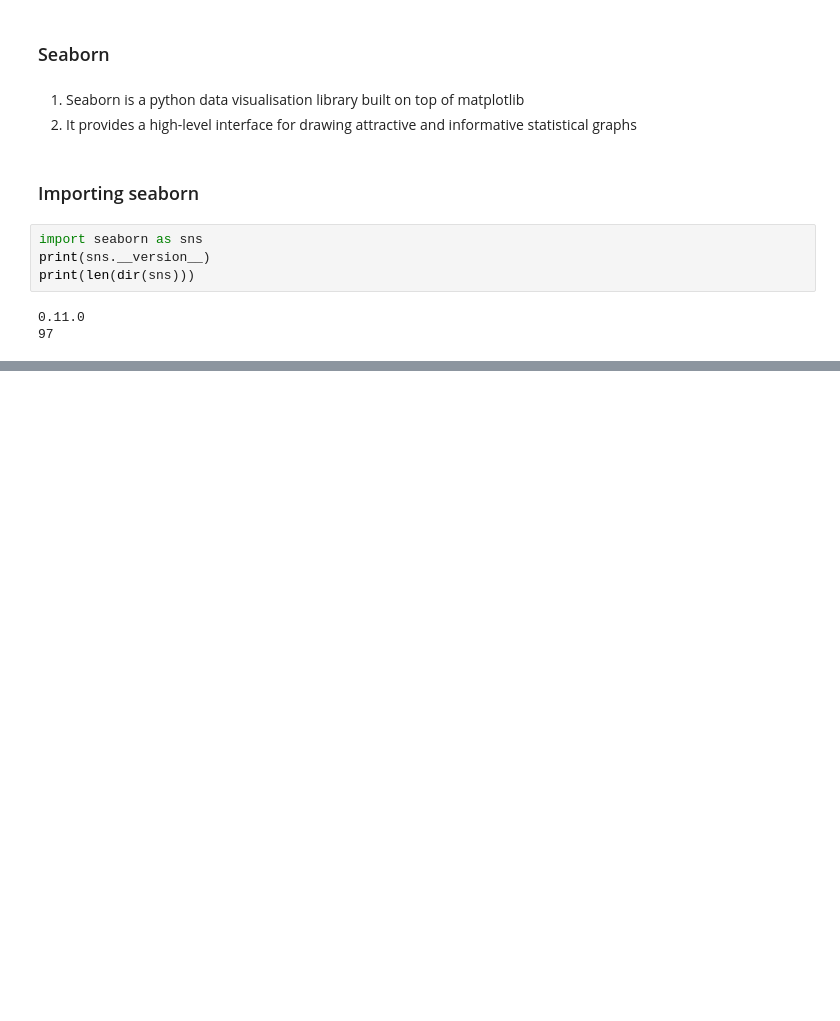
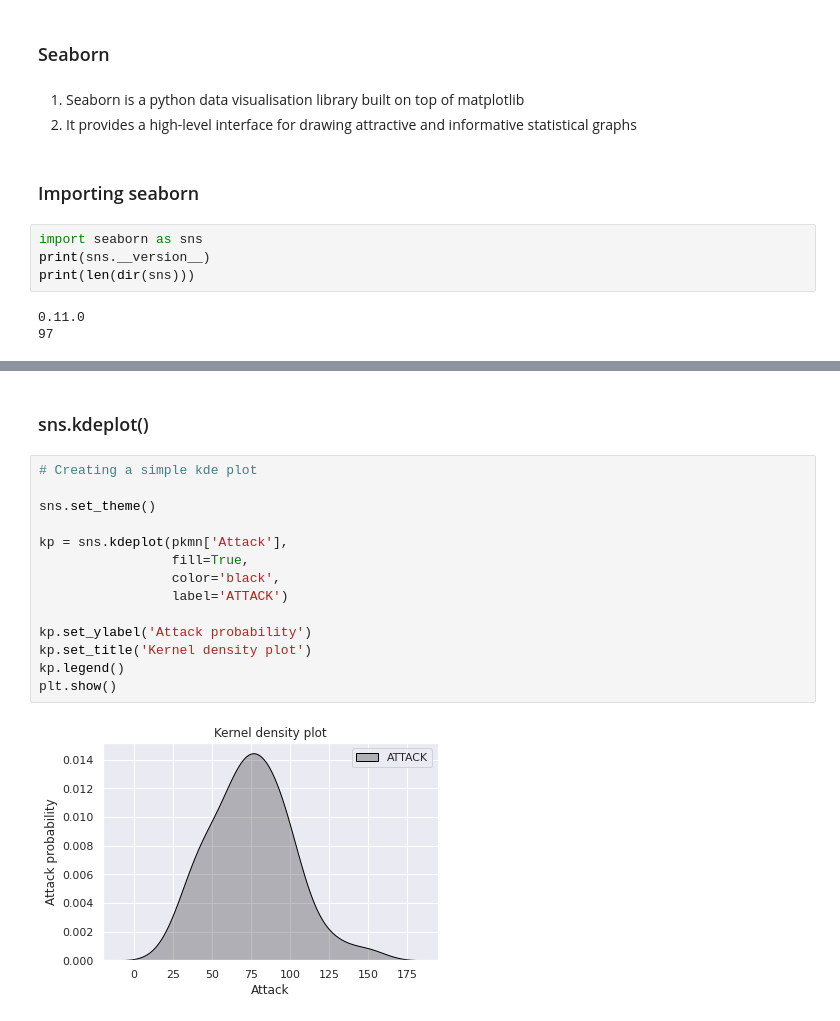
Before and after one commit to Sureshkrishh/Datascience-notes, a Jupyter notebook: 1. Python/012. Seaborn.ipynb, the cells around one changed output, grey strips where cells are left out. Saved outputs shown, nothing was run; the diff lists cells and outputs as text; blank space fills up the shorter version.

```diff
--- a/1. Python/012. Seaborn.ipynb
+++ b/1. Python/012. Seaborn.ipynb
@@ -53,0 +69,18 @@ sns.histplot
+# %% [markdown]
+### sns.kdeplot()
+# %%
+# Creating a simple kde plot
+
+sns.set_theme()
+
+kp = sns.kdeplot(pkmn['Attack'],
+                 fill=True,
+                 color='black',
+                 label='ATTACK')
+
+kp.set_ylabel('Attack probability')
+kp.set_title('Kernel density plot')
+kp.legend()
+plt.show()
+# %% [output]
+[figure, added]
```
Also changed, not shown: parts of 15 cells of this notebook.
